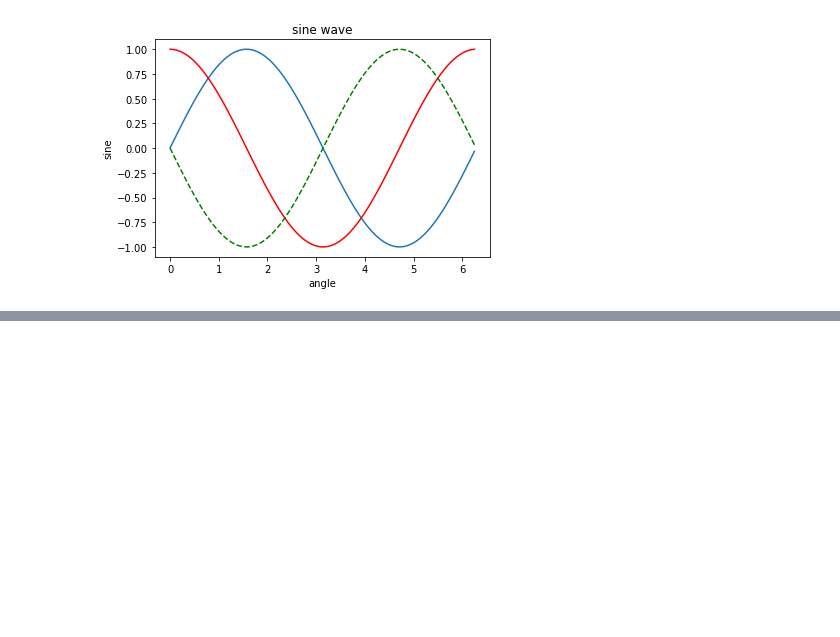
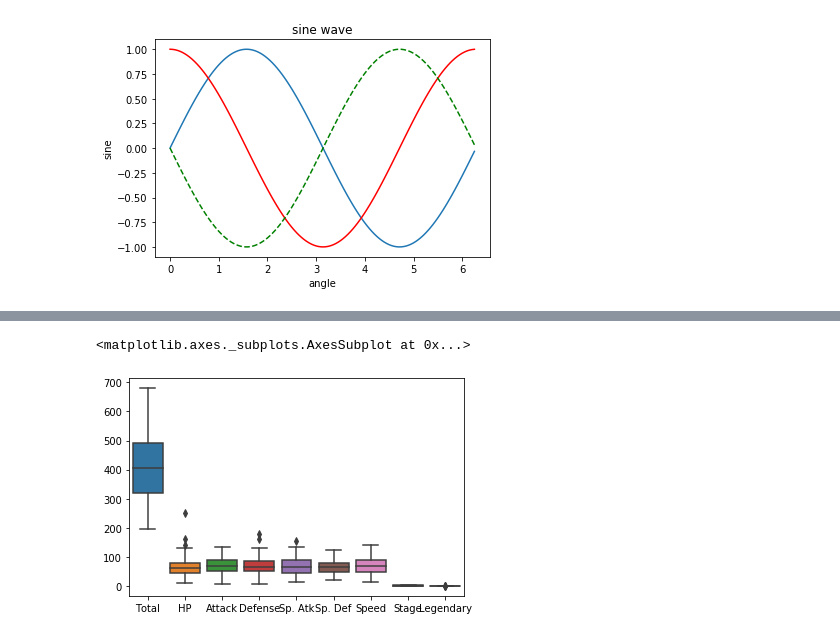
Before and after one commit to rktrojan/DataSciencePython, a Jupyter notebook: Notebooks/Matplotlib and Seaborn.ipynb, the cells around one changed output, grey strips where cells are left out. Cells and saved outputs as stored; diff of their text form; code cells hidden in the pictures; blank space fills up the shorter version.

Commit message:
week4day-1+2ScipySympyMatplotlib

```diff
--- a/Notebooks/Matplotlib and Seaborn.ipynb
+++ b/Notebooks/Matplotlib and Seaborn.ipynb
@@ -41,0 +75,5 @@ ValueError: Integer subplot specification must be a three-digit number, not 2
+# %%
+sns.boxplot(data=df)
+# %% [output]
+<matplotlib.axes._subplots.AxesSubplot at 0x...>
+[figure, added]
```
Also changed, not shown: parts of 7 cells of this notebook, 3 other files.
